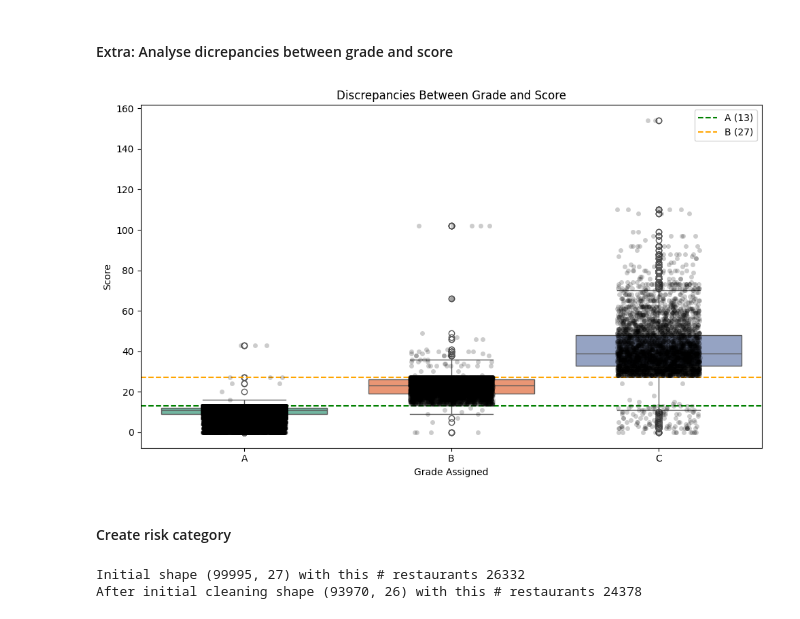
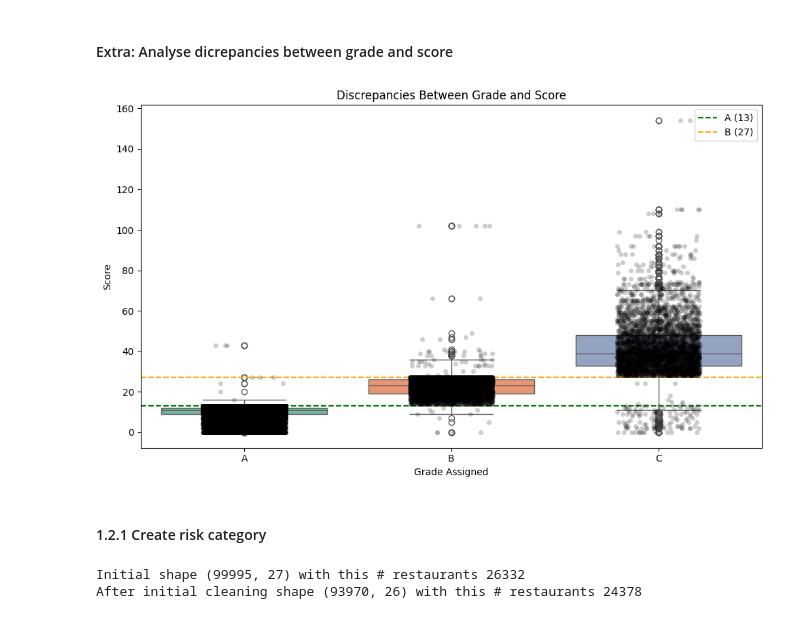
Before and after one commit to mcosta95/nyc-business-case, a Jupyter notebook: final_notebook/main.ipynb, the cells around one changed output. Cells and saved outputs as stored; diff of their text form; code cells hidden in the pictures.

```diff
--- a/main.ipynb
+++ b/final_notebook/main.ipynb
@@ -29,4 +29,20 @@
  * README with setup & execution instructions.
 # %% [markdown]
 ## Import Packages <a id="import-packages"></a>
+# %%
+import sys
+import os
+
+repo_root = os.path.abspath(os.path.join(os.getcwd(), '..'))
+
+src_path = os.path.join(repo_root, 'src')
+data_path = os.path.join(repo_root, 'data')
+
+# Add src/ to sys.path
+if src_path not in sys.path:
+    sys.path.append(src_path)
+
+# Add data/ to sys.path
+if data_path not in sys.path:
+    sys.path.append(data_path)
 # %%
@@ -100,0 +73,11 @@ memory usage: 21.4+ MB
+# %%
+# Load and drop duplicates
+data_inspections = pd.read_csv(os.path.join(data_path, CSV_FILE)).drop_duplicates()
+print(f"Initial dataset shape: {data_inspections.shape}")
+data_inspections.info()
+
+# there camis and date_inspection that have two different scores, i just the one that appears twice
+data_inspections = data_inspections.drop(index=72959)
+
+# Show missing data report
+missing_data(data_inspections)
@@ -117,25 +135,12 @@ Based also in documentation Score field is a sum of values from critical and gen
 # %% [markdown]
 #### Extra: Analyse dicrepancies between grade and score
 # %%
-# Filter only valid grades A/B/C (ignore N, P, Z)
 df_grade_score = data_inspections[data_inspections['grade'].isin(['A', 'B', 'C']) & data_inspections['score'].notnull()].copy()
-
-plt.figure(figsize=(10, 6))
-sns.boxplot(x='grade', y='score', data=df_grade_score, palette='Set2')
-sns.stripplot(x='grade', y='score', data=df_grade_score, color='black', alpha=0.2, jitter=0.2)
-
-plt.axhline(13, color='green', linestyle='--', label='A (13)')
-plt.axhline(27, color='orange', linestyle='--', label='B (27)')
-plt.title("Discrepancies Between Grade and Score")
-plt.xlabel("Grade Assigned")
-plt.ylabel("Score")
-plt.legend()
-plt.tight_layout()
-plt.show()
+plot_box_plot(df_grade_score)
 # %% [output]
-[figure, old version]
+[figure, new version]
 # %% [markdown]
-#### Create risk category
+#### 1.2.1 Create risk category
 # %%
 def classify_risk(score):
     if score <= 13:
```
Also changed, not shown: parts of 46 cells of this notebook, 7 other files.
